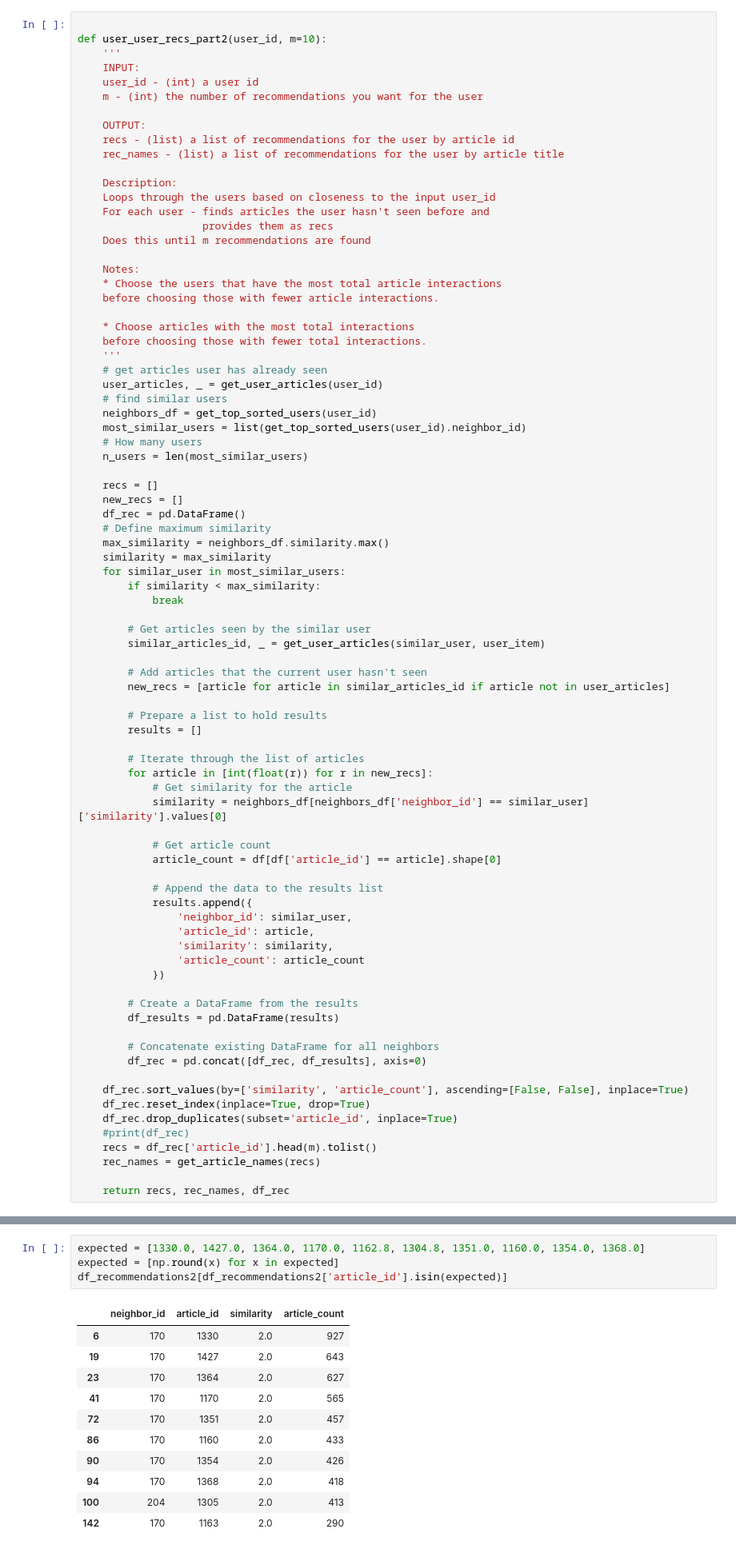
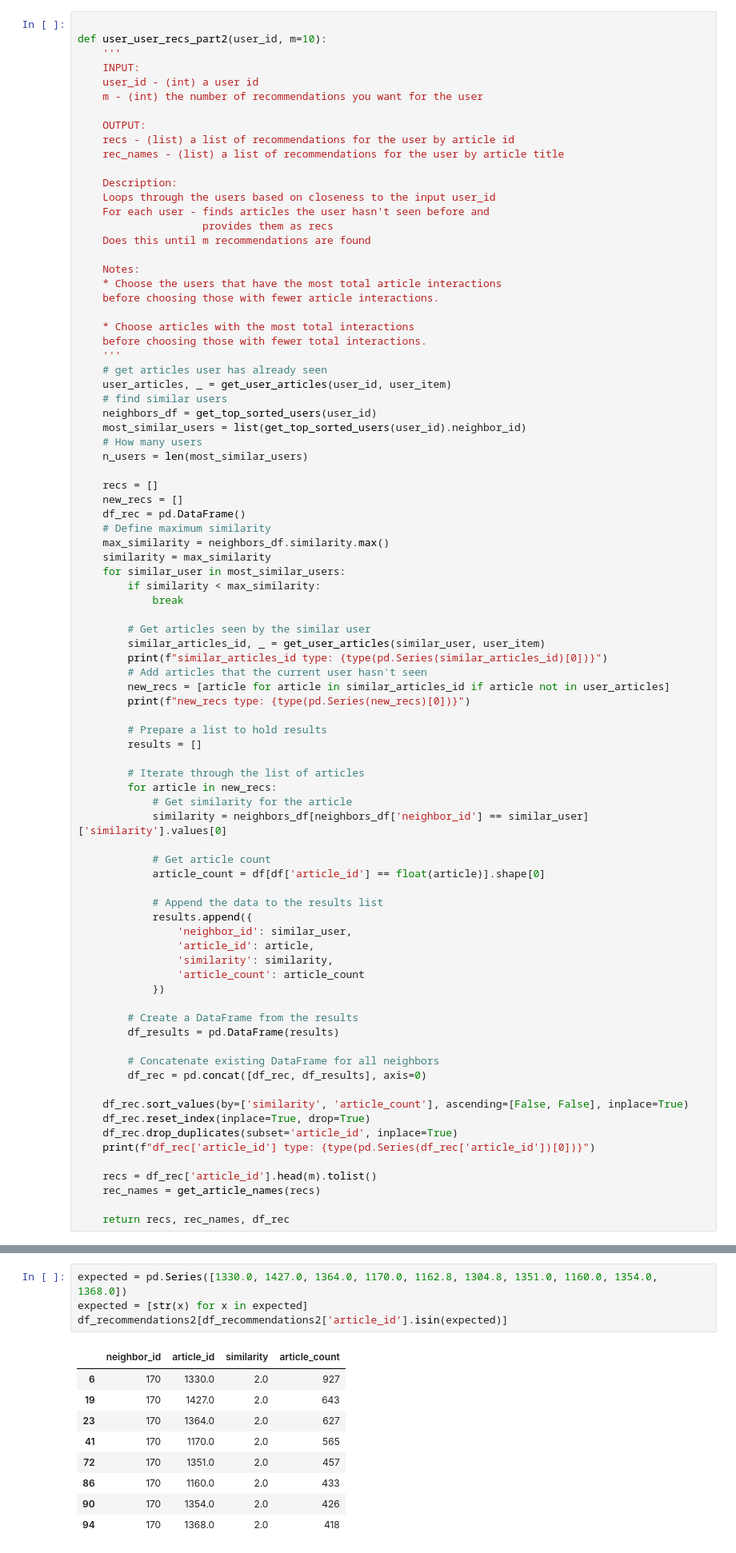
Before and after one commit to adduke/IBM-recommendation-engine, a Jupyter notebook: notebooks/Recommendations_with_IBM.ipynb, the cells around one changed output, grey strips where cells are left out. Shown at 80% size. Drawn from its saved outputs; the diff is of its cells as text.

```diff
--- a/notebooks/Recommendations_with_IBM.ipynb
+++ b/notebooks/Recommendations_with_IBM.ipynb
@@ -732,7 +741,7 @@ def user_user_recs_part2(user_id, m=10):
     before choosing those with fewer total interactions.
     '''
     # get articles user has already seen
-    user_articles, _ = get_user_articles(user_id)
+    user_articles, _ = get_user_articles(user_id, user_item)
     # find similar users
     neighbors_df = get_top_sorted_users(user_id)
     most_similar_users = list(get_top_sorted_users(user_id).neighbor_id)
@@ -751,20 +760,21 @@ def user_user_recs_part2(user_id, m=10):
 
         # Get articles seen by the similar user
         similar_articles_id, _ = get_user_articles(similar_user, user_item)
-
+        print(f"similar_articles_id type: {type(pd.Series(similar_articles_id)[0])}")
         # Add articles that the current user hasn't seen
         new_recs = [article for article in similar_articles_id if article not in user_articles]
+        print(f"new_recs type: {type(pd.Series(new_recs)[0])}")
 
         # Prepare a list to hold results
         results = []
 
         # Iterate through the list of articles
-        for article in [int(float(r)) for r in new_recs]:
+        for article in new_recs:
             # Get similarity for the article
             similarity = neighbors_df[neighbors_df['neighbor_id'] == similar_user]['similarity'].values[0]
 
             # Get article count
-            article_count = df[df['article_id'] == article].shape[0]
+            article_count = df[df['article_id'] == float(article)].shape[0]
 
             # Append the data to the results list
             results.append({
@@ -783,7 +793,8 @@ def user_user_recs_part2(user_id, m=10):
     df_rec.sort_values(by=['similarity', 'article_count'], ascending=[False, False], inplace=True)
     df_rec.reset_index(inplace=True, drop=True)
     df_rec.drop_duplicates(subset='article_id', inplace=True)
-    #print(df_rec)
+    print(f"df_rec['article_id'] type: {type(pd.Series(df_rec['article_id'])[0])}")
+
     recs = df_rec['article_id'].head(m).tolist()
     rec_names = get_article_names(recs)
 
@@ -806,16 +834,14 @@ df_recommendations2.head(10)
 # %%
-expected = [1330.0, 1427.0, 1364.0, 1170.0, 1162.8, 1304.8, 1351.0, 1160.0, 1354.0, 1368.0]
-expected = [np.round(x) for x in expected]
+expected = pd.Series([1330.0, 1427.0, 1364.0, 1170.0, 1162.8, 1304.8, 1351.0, 1160.0, 1354.0, 1368.0])
+expected = [str(x) for x in expected]
 df_recommendations2[df_recommendations2['article_id'].isin(expected)]
 # %% [output]
 |  | neighbor_id | article_id | similarity | article_count |
-| 6 | 170 | 1330 | 2.0 | 927 |
-| 19 | 170 | 1427 | 2.0 | 643 |
-| 23 | 170 | 1364 | 2.0 | 627 |
-| 41 | 170 | 1170 | 2.0 | 565 |
-| 72 | 170 | 1351 | 2.0 | 457 |
-| 86 | 170 | 1160 | 2.0 | 433 |
-| 90 | 170 | 1354 | 2.0 | 426 |
-| 94 | 170 | 1368 | 2.0 | 418 |
-| 100 | 204 | 1305 | 2.0 | 413 |
-| 142 | 170 | 1163 | 2.0 | 290 |
+| 6 | 170 | 1330.0 | 2.0 | 927 |
+| 19 | 170 | 1427.0 | 2.0 | 643 |
+| 23 | 170 | 1364.0 | 2.0 | 627 |
+| 41 | 170 | 1170.0 | 2.0 | 565 |
+| 72 | 170 | 1351.0 | 2.0 | 457 |
+| 86 | 170 | 1160.0 | 2.0 | 433 |
+| 90 | 170 | 1354.0 | 2.0 | 426 |
+| 94 | 170 | 1368.0 | 2.0 | 418 |
```
Also changed, not shown: parts of 11 cells of this notebook.
